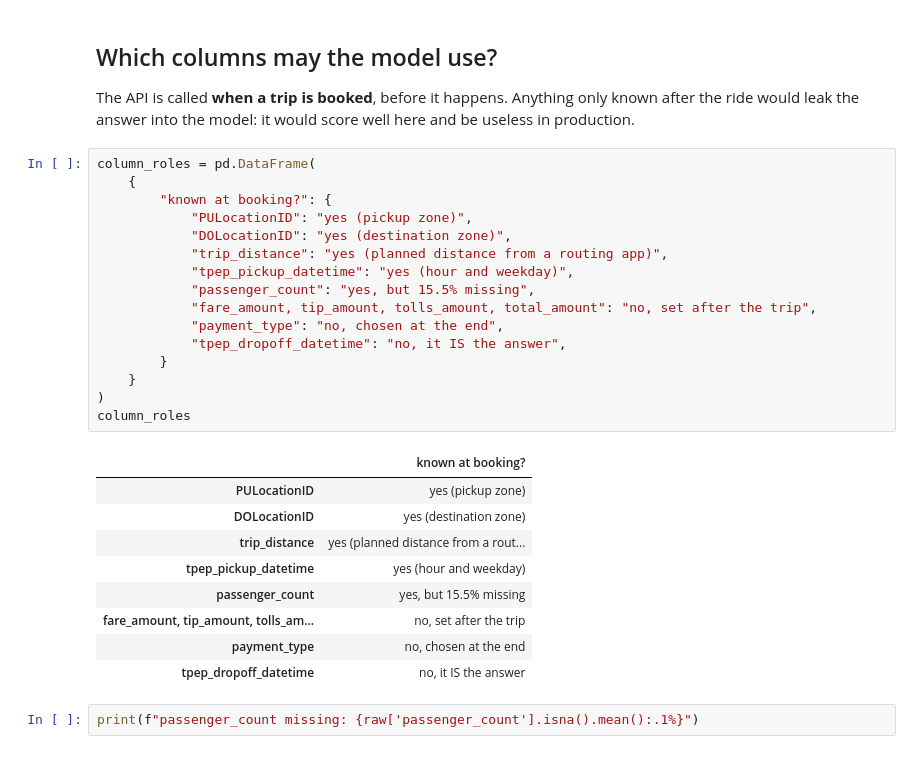
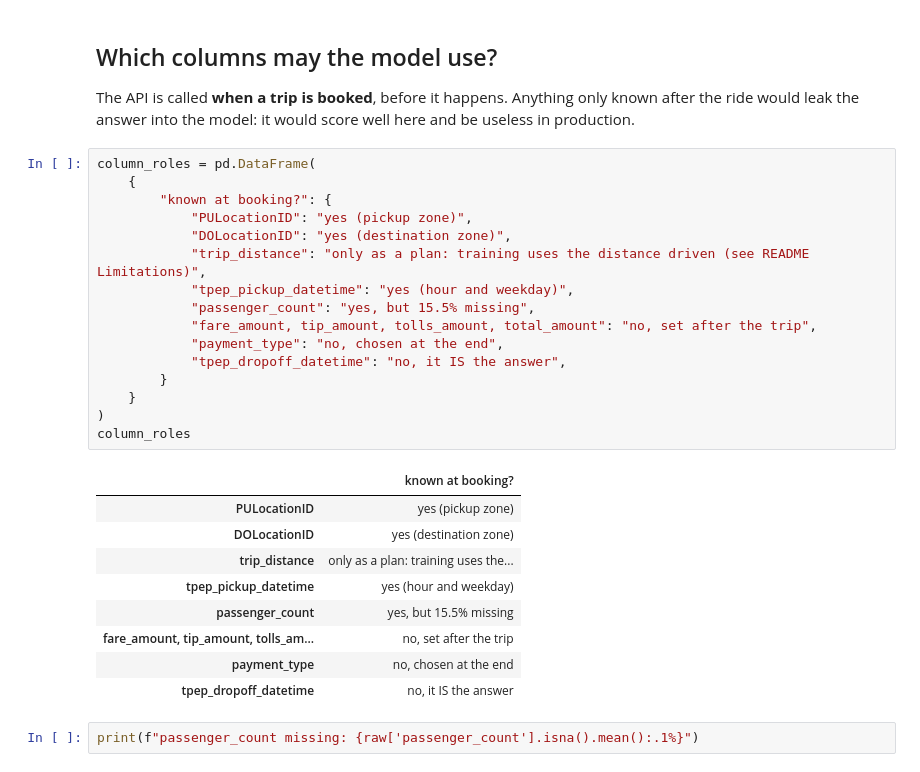
Before and after one commit to sean-mas/end-to-end-ml-microservice, a Jupyter notebook: notebooks/01-explore.ipynb, the cells around one changed output. Drawn from its saved outputs; the diff is of its cells as text.

```diff
--- a/notebooks/01-explore.ipynb
+++ b/notebooks/01-explore.ipynb
@@ -64,24 +64,24 @@ The API is called **when a trip is booked**, before it happens. Anything only kn
 # %%
 column_roles = pd.DataFrame(
     {
         "known at booking?": {
             "PULocationID": "yes (pickup zone)",
             "DOLocationID": "yes (destination zone)",
-            "trip_distance": "yes (planned distance from a routing app)",
+            "trip_distance": "only as a plan: training uses the distance driven (see README Limitations)",
             "tpep_pickup_datetime": "yes (hour and weekday)",
             "passenger_count": "yes, but 15.5% missing",
             "fare_amount, tip_amount, tolls_amount, total_amount": "no, set after the trip",
             "payment_type": "no, chosen at the end",
             "tpep_dropoff_datetime": "no, it IS the answer",
         }
     }
 )
 column_roles
 # %% [output]
 |  | known at booking? |
 | PULocationID | yes (pickup zone) |
 | DOLocationID | yes (destination zone) |
-| trip_distance | yes (planned distance from a rout... |
+| trip_distance | only as a plan: training uses the... |
 | tpep_pickup_datetime | yes (hour and weekday) |
 | passenger_count | yes, but 15.5% missing |
 | fare_amount, tip_amount, tolls_am... | no, set after the trip |
```
Also changed, not shown: 22 other files.
